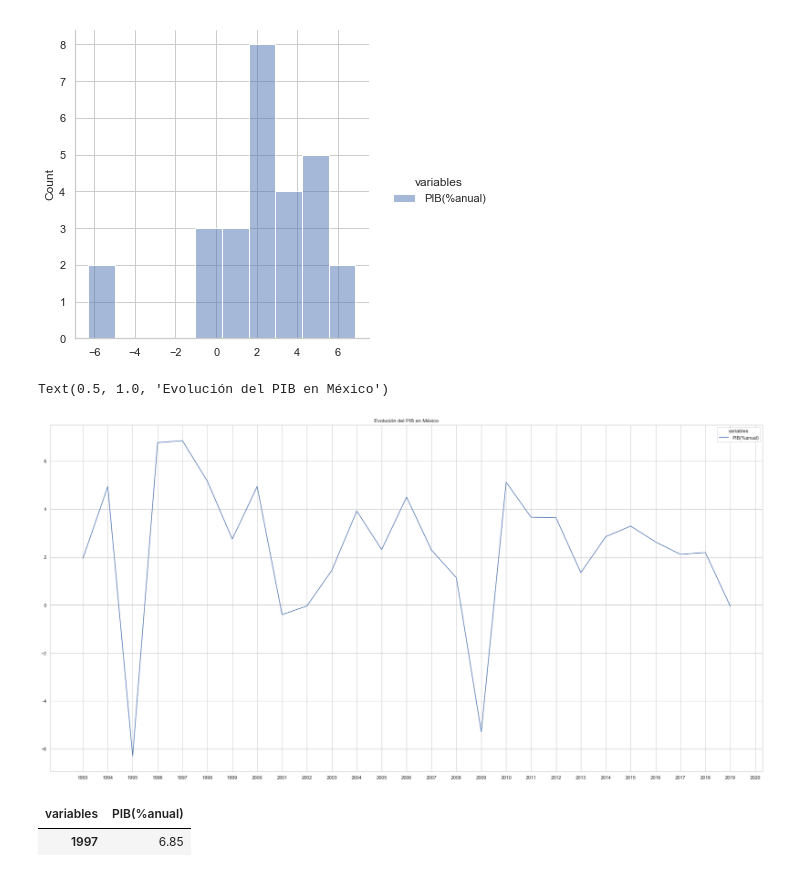
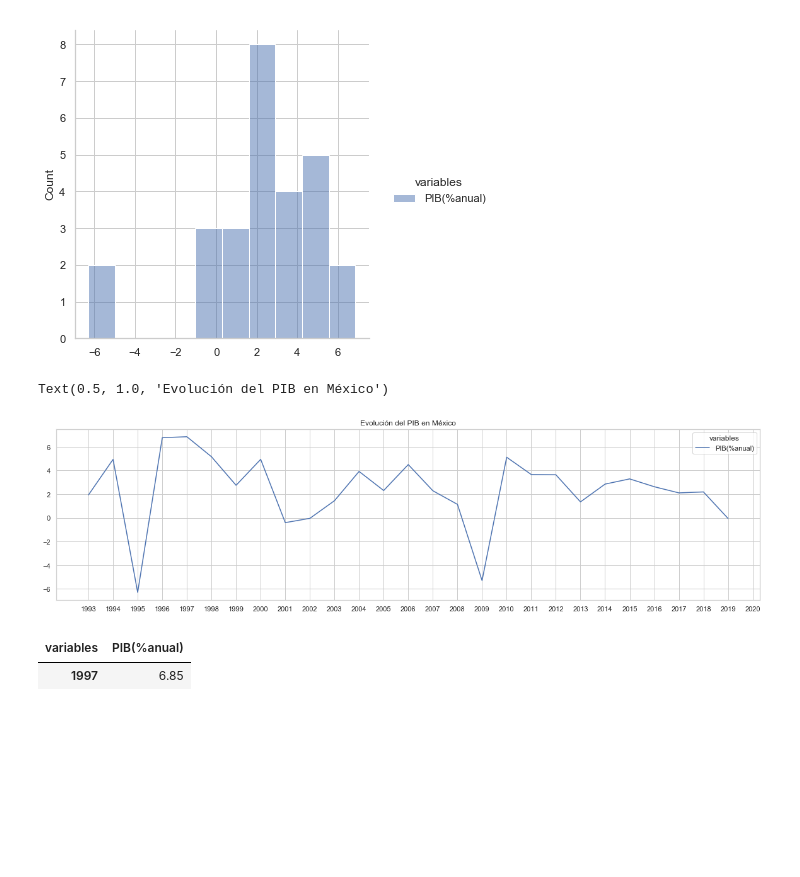
Before and after one commit to Afri-cola/Kschool-TFM, a Jupyter notebook: Edit_PIB.ipynb, the cells around one changed output. Saved outputs shown, nothing was run; the diff lists cells and outputs as text; code cells hidden in the pictures; blank space fills up the shorter version.

```diff
--- a/Edit_PIB.ipynb
+++ b/Edit_PIB.ipynb
@@ -59,12 +59,12 @@ sns.displot(df_PIB, bins=10)
 <seaborn.axisgrid.FacetGrid at 0x...>
 [figure]
 # %%
-plt.figure(figsize=(30,15))
+plt.figure(figsize=(20,5))
 sns.lineplot(data=df_PIB)
 plt.title('Evolución del PIB en México')
 # %% [output]
 Text(0.5, 1.0, 'Evolución del PIB en México')
-[figure, old version]
+[figure, new version]
 # %%
 df_PIB.loc[df_PIB['PIB(%anual)'] == df_PIB['PIB(%anual)'].max()]
 # %% [output]
```
